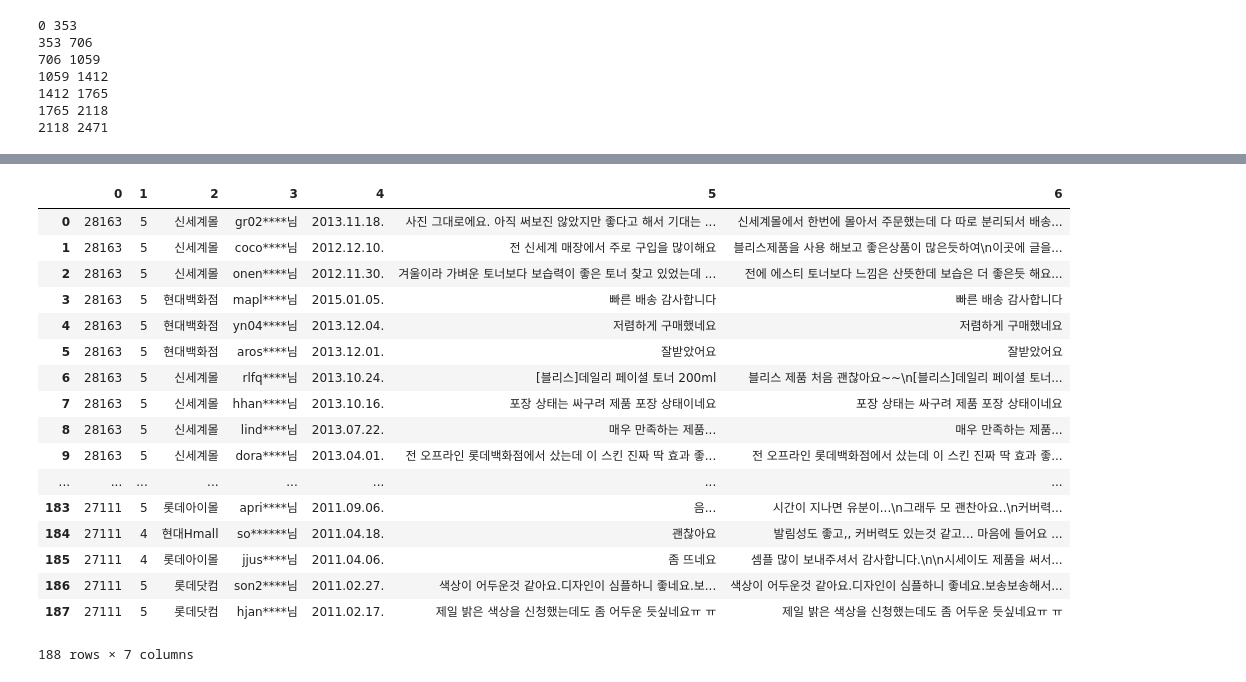
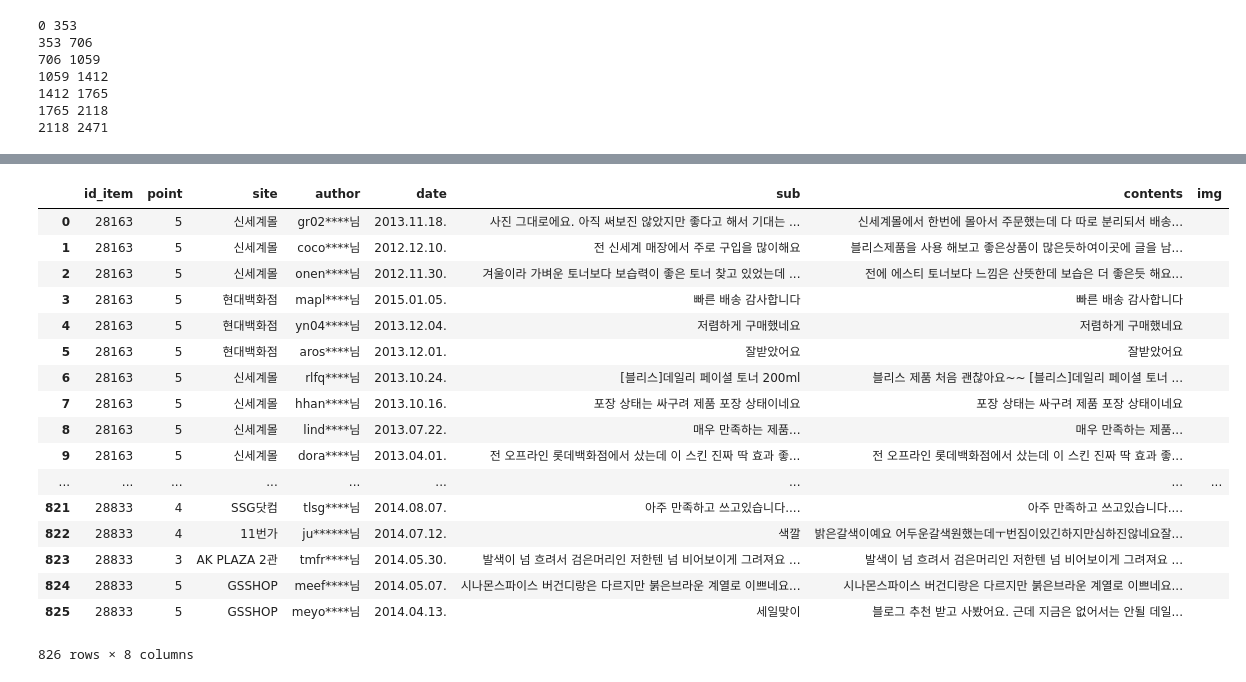
Before and after one commit to dooyeoung/getitbeauty_analysis, a Jupyter notebook: crawling_comments.ipynb, the cells around one changed output, grey strips where cells are left out. Drawn from its saved outputs; the diff is of its cells as text; code cells hidden in the pictures.

```diff
--- a/crawling_comments.ipynb
+++ b/crawling_comments.ipynb
@@ -167,21 +210,22 @@ len(all_naver_reviews)
-# %%
-pd.DataFrame(all_naver_reviews)
-# %% [output]
-|  | 0 | 1 | 2 | 3 | 4 | 5 | 6 |
-| 0 | 28163 | 5 | 신세계몰 | gr02****님 | 2013.11.18. | 사진 그대로에요. 아직 써보진 않았지만 좋다고 해서 기대는 ... | 신세계몰에서 한번에 몰아서 주문했는데 다 따로 분리되서 배송... |
-| 1 | 28163 | 5 | 신세계몰 | coco****님 | 2012.12.10. | 전 신세계 매장에서 주로 구입을 많이해요 | 블리스제품을 사용 해보고 좋은상품이 많은듯하여\n이곳에 글을... |
-| 2 | 28163 | 5 | 신세계몰 | onen****님 | 2012.11.30. | 겨울이라 가벼운 토너보다 보습력이 좋은 토너 찾고 있었는데 ... | 전에 에스티 토너보다 느낌은 산뜻한데 보습은 더 좋은듯 해요... |
-| 3 | 28163 | 5 | 현대백화점 | mapl****님 | 2015.01.05. | 빠른 배송 감사합니다 | 빠른 배송 감사합니다 |
-| 4 | 28163 | 5 | 현대백화점 | yn04****님 | 2013.12.04. | 저렴하게 구매했네요 | 저렴하게 구매했네요 |
-| 5 | 28163 | 5 | 현대백화점 | aros****님 | 2013.12.01. | 잘받았어요 | 잘받았어요 |
-| 6 | 28163 | 5 | 신세계몰 | rlfq****님 | 2013.10.24. | [블리스]데일리 페이셜 토너 200ml | 블리스 제품 처음 괜찮아요~~\n[블리스]데일리 페이셜 토너... |
-| 7 | 28163 | 5 | 신세계몰 | hhan****님 | 2013.10.16. | 포장 상태는 싸구려 제품 포장 상태이네요 | 포장 상태는 싸구려 제품 포장 상태이네요 |
-| 8 | 28163 | 5 | 신세계몰 | lind****님 | 2013.07.22. | 매우 만족하는 제품... | 매우 만족하는 제품... |
-| 9 | 28163 | 5 | 신세계몰 | dora****님 | 2013.04.01. | 전 오프라인 롯데백화점에서 샀는데 이 스킨 진짜 딱 효과 좋... | 전 오프라인 롯데백화점에서 샀는데 이 스킨 진짜 딱 효과 좋... |
-| ... | ... | ... | ... | ... | ... | ... | ... |
-| 183 | 27111 | 5 | 롯데아이몰 | apri****님 | 2011.09.06. | 음... | 시간이 지나면 유분이...\n그래두 모 괜찬아요..\n커버력... |
-| 184 | 27111 | 4 | 현대Hmall | so******님 | 2011.04.18. | 괜찮아요 | 발림성도 좋고,, 커버력도 있는것 같고... 마음에 들어요 ... |
-| 185 | 27111 | 4 | 롯데아이몰 | jjus****님 | 2011.04.06. | 좀 뜨네요 | 셈플 많이 보내주셔서 감사합니다.\n\n시세이도 제품을 써서... |
-| 186 | 27111 | 5 | 롯데닷컴 | son2****님 | 2011.02.27. | 색상이 어두운것 같아요.디자인이 심플하니 좋네요.보... | 색상이 어두운것 같아요.디자인이 심플하니 좋네요.보송보송해서... |
-| 187 | 27111 | 5 | 롯데닷컴 | hjan****님 | 2011.02.17. | 제일 밝은 색상을 신청했는데도 좀 어두운 듯싶네요ㅠ ㅠ | 제일 밝은 색상을 신청했는데도 좀 어두운 듯싶네요ㅠ ㅠ |
-188 rows × 7 columns
+# %%
+sample_reviews= pd.DataFrame(all_naver_reviews, columns=['id_item','point','site','author','date','sub','contents','img'])
+sample_reviews
+# %% [output]
+|  | id_item | point | site | author | date | sub | contents | img |
+| 0 | 28163 | 5 | 신세계몰 | gr02****님 | 2013.11.18. | 사진 그대로에요. 아직 써보진 않았지만 좋다고 해서 기대는 ... | 신세계몰에서 한번에 몰아서 주문했는데 다 따로 분리되서 배송... |  |
+| 1 | 28163 | 5 | 신세계몰 | coco****님 | 2012.12.10. | 전 신세계 매장에서 주로 구입을 많이해요 | 블리스제품을 사용 해보고 좋은상품이 많은듯하여이곳에 글을 남... |  |
+| 2 | 28163 | 5 | 신세계몰 | onen****님 | 2012.11.30. | 겨울이라 가벼운 토너보다 보습력이 좋은 토너 찾고 있었는데 ... | 전에 에스티 토너보다 느낌은 산뜻한데 보습은 더 좋은듯 해요... |  |
+| 3 | 28163 | 5 | 현대백화점 | mapl****님 | 2015.01.05. | 빠른 배송 감사합니다 | 빠른 배송 감사합니다 |  |
+| 4 | 28163 | 5 | 현대백화점 | yn04****님 | 2013.12.04. | 저렴하게 구매했네요 | 저렴하게 구매했네요 |  |
+| 5 | 28163 | 5 | 현대백화점 | aros****님 | 2013.12.01. | 잘받았어요 | 잘받았어요 |  |
+| 6 | 28163 | 5 | 신세계몰 | rlfq****님 | 2013.10.24. | [블리스]데일리 페이셜 토너 200ml | 블리스 제품 처음 괜찮아요~~ [블리스]데일리 페이셜 토너 ... |  |
+| 7 | 28163 | 5 | 신세계몰 | hhan****님 | 2013.10.16. | 포장 상태는 싸구려 제품 포장 상태이네요 | 포장 상태는 싸구려 제품 포장 상태이네요 |  |
+| 8 | 28163 | 5 | 신세계몰 | lind****님 | 2013.07.22. | 매우 만족하는 제품... | 매우 만족하는 제품... |  |
+| 9 | 28163 | 5 | 신세계몰 | dora****님 | 2013.04.01. | 전 오프라인 롯데백화점에서 샀는데 이 스킨 진짜 딱 효과 좋... | 전 오프라인 롯데백화점에서 샀는데 이 스킨 진짜 딱 효과 좋... |  |
+| ... | ... | ... | ... | ... | ... | ... | ... | ... |
+| 821 | 28833 | 4 | SSG닷컴 | tlsg****님 | 2014.08.07. | 아주 만족하고 쓰고있습니다.... | 아주 만족하고 쓰고있습니다.... |  |
+| 822 | 28833 | 4 | 11번가 | ju******님 | 2014.07.12. | 색깔 | 밝은갈색이예요 어두운갈색원했는데ㅜ번짐이있긴하지만심하진않네요잘... |  |
+| 823 | 28833 | 3 | AK PLAZA 2관 | tmfr****님 | 2014.05.30. | 발색이 넘 흐려서 검은머리인 저한텐 넘 비어보이게 그려져요 ... | 발색이 넘 흐려서 검은머리인 저한텐 넘 비어보이게 그려져요 ... |  |
+| 824 | 28833 | 5 | GSSHOP | meef****님 | 2014.05.07. | 시나몬스파이스 버건디랑은 다르지만 붉은브라운 계열로 이쁘네요... | 시나몬스파이스 버건디랑은 다르지만 붉은브라운 계열로 이쁘네요... |  |
+| 825 | 28833 | 5 | GSSHOP | meyo****님 | 2014.04.13. | 세일맞이 | 블로그 추천 받고 사봤어요. 근데 지금은 없어서는 안될 데일... |  |
+826 rows × 8 columns
```
Also changed, not shown: parts of 8 cells of this notebook.
